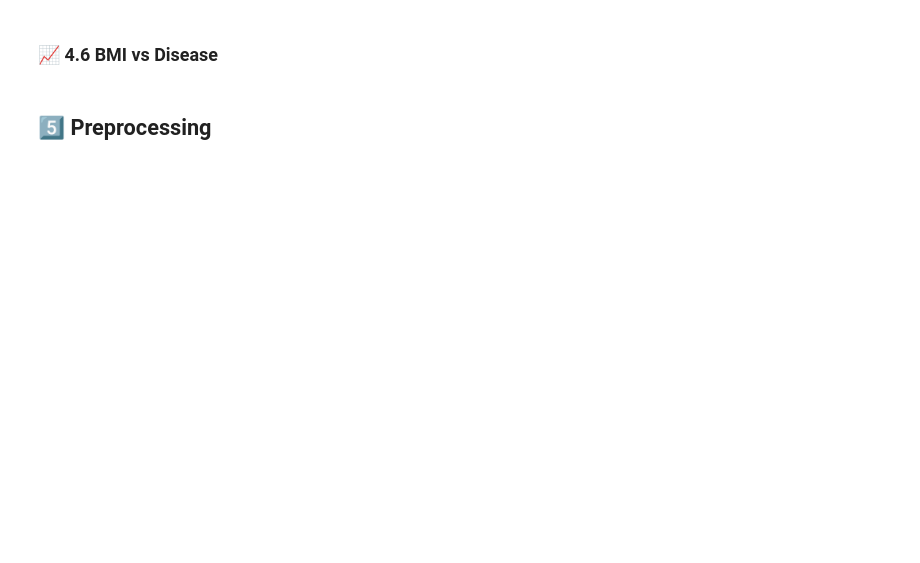
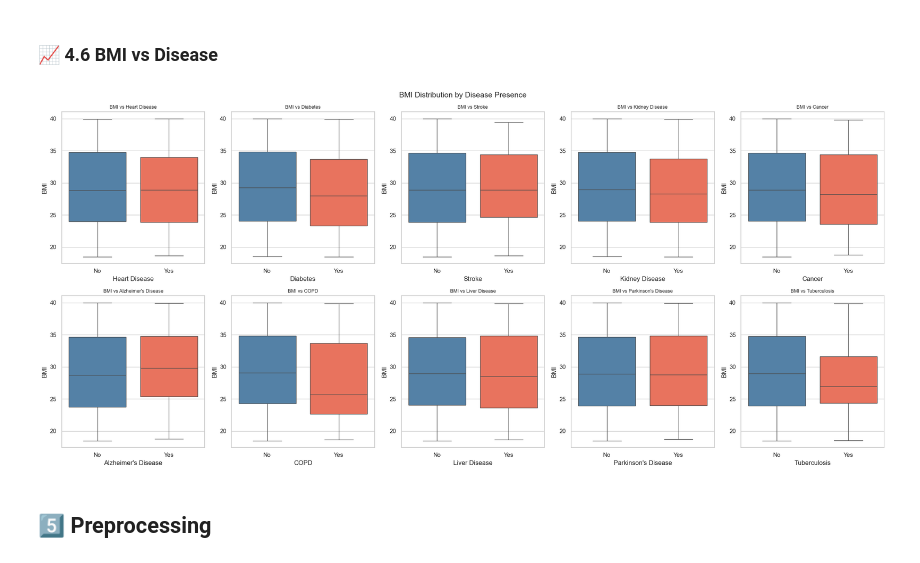
Before and after one commit to hamza7990/my-machine-learning-journey, a Jupyter notebook: 03_xgboost_health_disease/health_disease_prediction_xgboost.ipynb, the cells around one changed output. Saved outputs shown, nothing was run; the diff lists cells and outputs as text; code cells hidden in the pictures; blank space fills up the shorter version.

```diff
--- a/03_xgboost_health_disease/health_disease_prediction_xgboost.ipynb
+++ b/03_xgboost_health_disease/health_disease_prediction_xgboost.ipynb
@@ -189,16 +243,18 @@ plt.show()
 # %%
 fig, axes = plt.subplots(2, 5, figsize=(22, 10))
 axes = axes.flatten()
 
 for i, disease in enumerate(disease_cols):
     sns.boxplot(data=df, x=disease, y="BMI", ax=axes[i],
-                palette={0: "steelblue", 1: "tomato"})
+                palette={"0": "steelblue", "1": "tomato"})
     axes[i].set_title(f"BMI vs {disease}", fontsize=9)
     axes[i].set_xticklabels(["No", "Yes"])
 
 plt.suptitle("BMI Distribution by Disease Presence", fontsize=14)
 plt.tight_layout()
 plt.show()
+# %% [output]
+[figure, added]
 # %% [markdown]
 ## 5️⃣ Preprocessing
 # %%
```
Also changed, not shown: parts of 19 cells of this notebook, 5 other files.
